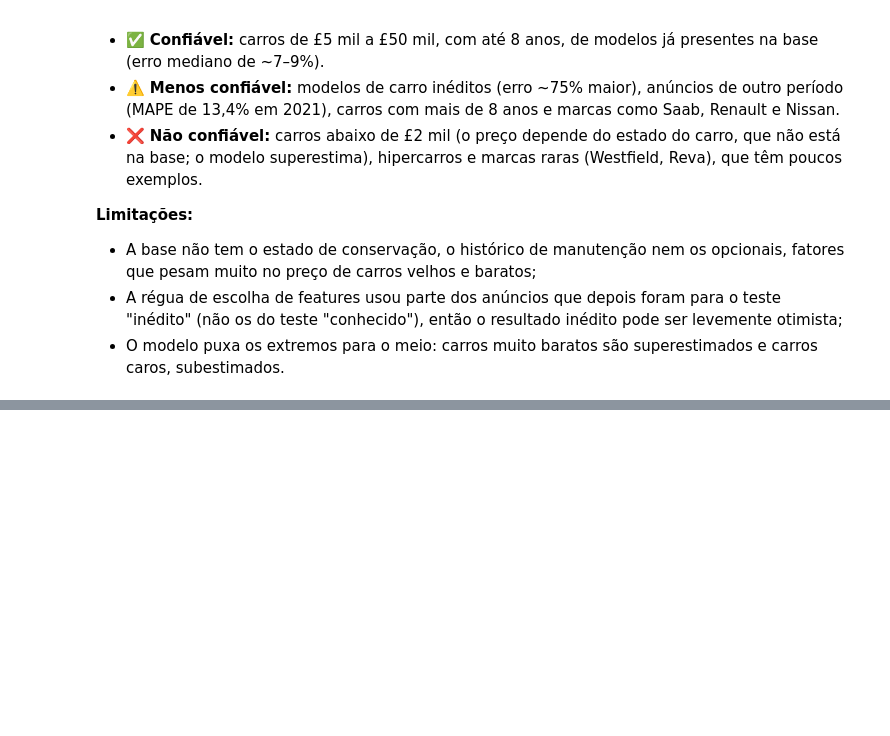
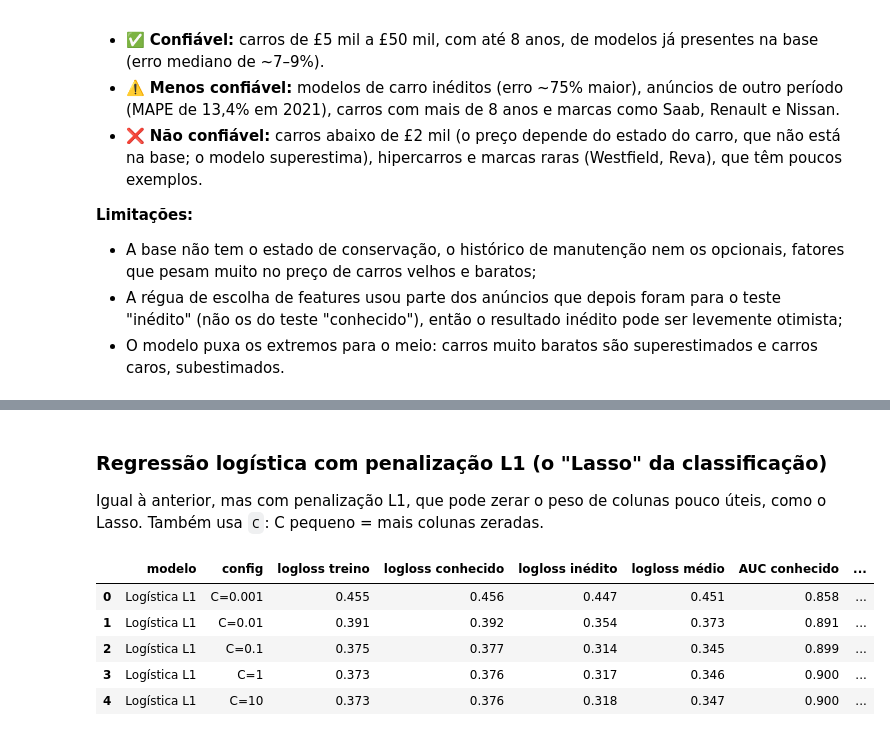
Before and after one commit to antoniosdiass-coder/projeto1, a Jupyter notebook: projeto1.ipynb, the cells around one changed output, grey strips where cells are left out. Saved outputs shown, nothing was run; the diff lists cells and outputs as text; code cells hidden in the pictures; blank space fills up the shorter version.

```diff
--- a/projeto1.ipynb
+++ b/projeto1.ipynb
@@ -2817,0 +3019,20 @@ previsões: 300 | sem NaN: True | exemplo: [ 3632.  2699.  5673. 32723.  6459.]
+# %% [markdown]
+### Regressão logística com penalização L1 (o "Lasso" da classificação)
+
+Igual à anterior, mas com penalização L1, que pode zerar o peso de colunas pouco úteis, como o Lasso. Também usa `C`: C pequeno = mais colunas zeradas.
+# %%
+linhas_cambio = []
+for C in [0.001, 0.01, 0.1, 1, 10]:
+    pipe = Pipeline([("prep", preproc_linear_cambio()),
+                     ("modelo", LogisticRegression(C=C, penalty="l1", solver="liblinear", max_iter=2000))])
+    linhas_cambio.append(treinar_e_validar_cambio(pipe, "Logística L1", f"C={C}"))
+
+res_l1_cambio = pd.DataFrame(linhas_cambio)
+res_l1_cambio.round(3)
+# %% [output]
+|  | modelo | config | logloss treino | logloss conhecido | logloss inédito | logloss médio | AUC conhecido | ... |
+| 0 | Logística L1 | C=0.001 | 0.455 | 0.456 | 0.447 | 0.451 | 0.858 | ... |
+| 1 | Logística L1 | C=0.01 | 0.391 | 0.392 | 0.354 | 0.373 | 0.891 | ... |
+| 2 | Logística L1 | C=0.1 | 0.375 | 0.377 | 0.314 | 0.345 | 0.899 | ... |
+| 3 | Logística L1 | C=1 | 0.373 | 0.376 | 0.317 | 0.346 | 0.900 | ... |
+| 4 | Logística L1 | C=10 | 0.373 | 0.376 | 0.318 | 0.347 | 0.900 | ... |
```
Also changed, not shown: parts of 22 cells of this notebook.
